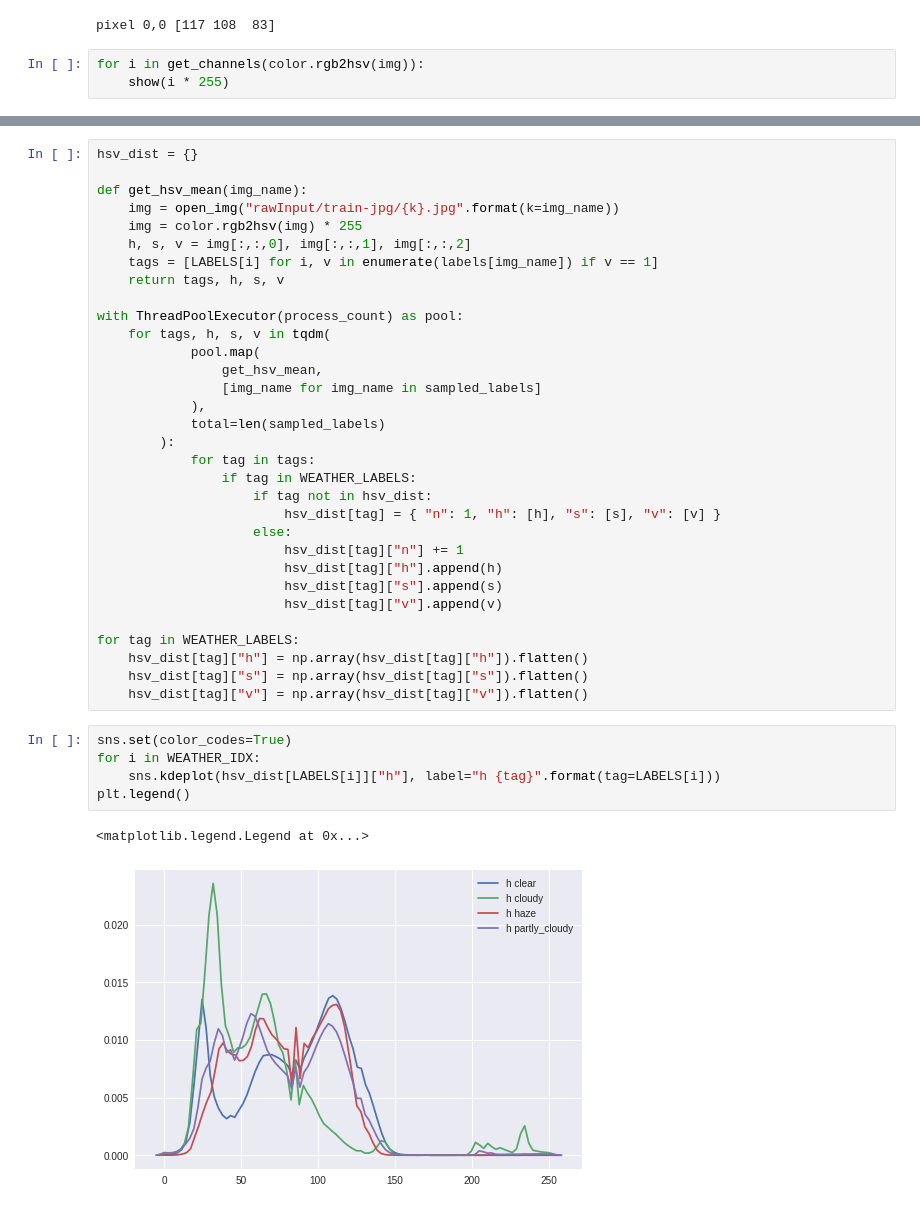
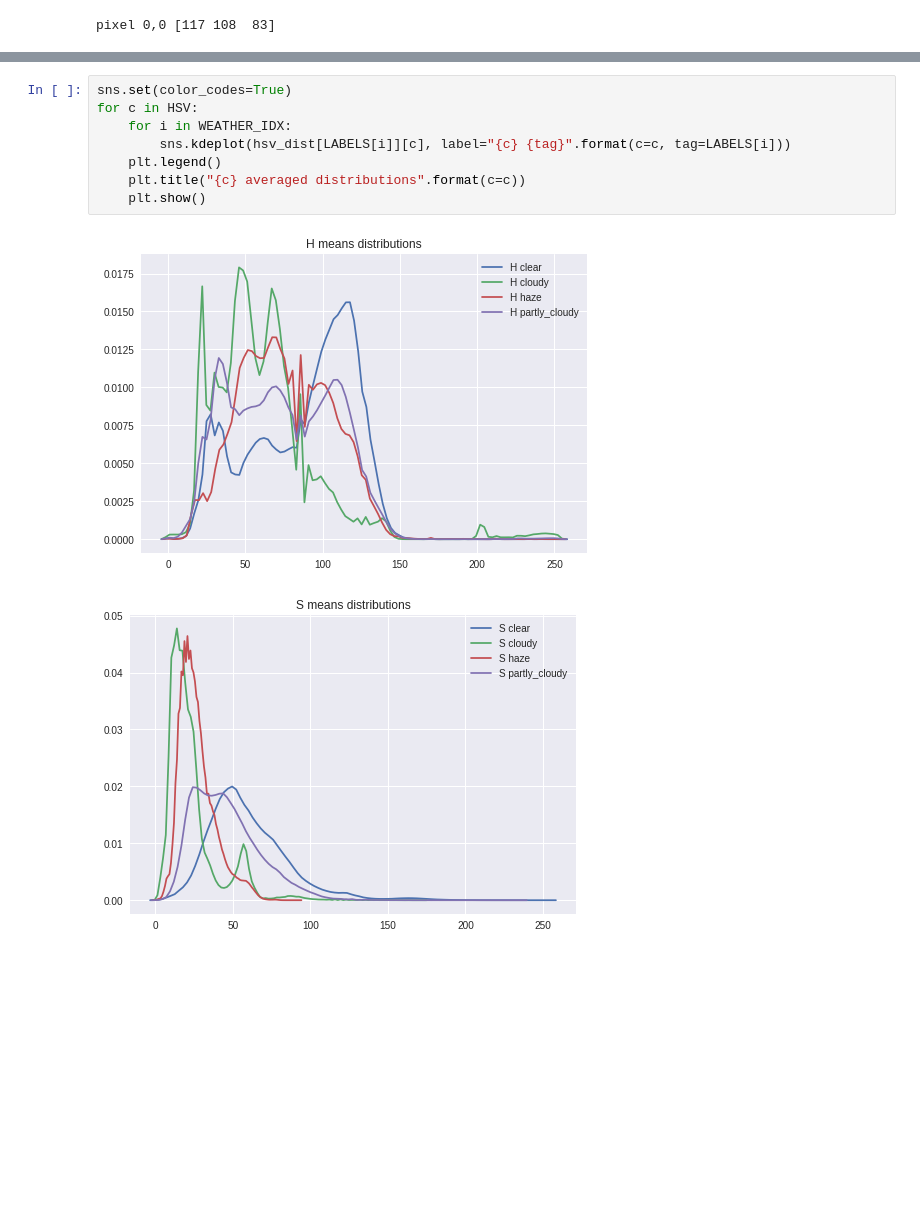
Before and after one commit to gsabran/SaveTheAmazonianPandas, a Jupyter notebook: InputViz.ipynb, the cells around one changed output, grey strips where cells are left out. Saved outputs shown, nothing was run; the diff lists cells and outputs as text; blank space fills up the shorter version.

```diff
--- a/InputViz.ipynb
+++ b/InputViz.ipynb
@@ -78,6 +82,3 @@ print("pixel 0,0", img[0,0,:])
 # %% [output]
 [figure]
 pixel 0,0 [117 108  83]
-# %%
-for i in get_channels(color.rgb2hsv(img)):
-    show(i * 255)
@@ -133,40 +138,11 @@ hsv {'agriculture': {'s': 3389.7864964435371, 'h': 4890.263078235278, 'n': 77, '
-# %%
-hsv_dist = {}
-
-def get_hsv_mean(img_name):
-    img = open_img("rawInput/train-jpg/{k}.jpg".format(k=img_name))
-    img = color.rgb2hsv(img) * 255
-    h, s, v = img[:,:,0], img[:,:,1], img[:,:,2]
-    tags = [LABELS[i] for i, v in enumerate(labels[img_name]) if v == 1]
-    return tags, h, s, v
-
-with ThreadPoolExecutor(process_count) as pool:
-    for tags, h, s, v in tqdm(
-            pool.map(
-                get_hsv_mean,
-                [img_name for img_name in sampled_labels]
-            ),
-            total=len(sampled_labels)
-        ):
-            for tag in tags:
-                if tag in WEATHER_LABELS:
-                    if tag not in hsv_dist:
-                        hsv_dist[tag] = { "n": 1, "h": [h], "s": [s], "v": [v] }
-                    else:
-                        hsv_dist[tag]["n"] += 1
-                        hsv_dist[tag]["h"].append(h)
-                        hsv_dist[tag]["s"].append(s)
-                        hsv_dist[tag]["v"].append(v)
-
-for tag in WEATHER_LABELS:
-    hsv_dist[tag]["h"] = np.array(hsv_dist[tag]["h"]).flatten()
-    hsv_dist[tag]["s"] = np.array(hsv_dist[tag]["s"]).flatten()
-    hsv_dist[tag]["v"] = np.array(hsv_dist[tag]["v"]).flatten()
 # %%
 sns.set(color_codes=True)
-for i in WEATHER_IDX:
-    sns.kdeplot(hsv_dist[LABELS[i]]["h"], label="h {tag}".format(tag=LABELS[i]))
-plt.legend()
+for c in HSV:
+    for i in WEATHER_IDX:
+        sns.kdeplot(hsv_dist[LABELS[i]][c], label="{c} {tag}".format(c=c, tag=LABELS[i]))
+    plt.legend()
+    plt.title("{c} averaged distributions".format(c=c))
+    plt.show()
 # %% [output]
-<matplotlib.legend.Legend at 0x...>
-[figure, old version]
+[figure, new version]
+[figure, added]
```
Also changed, not shown: parts of 30 cells of this notebook.
